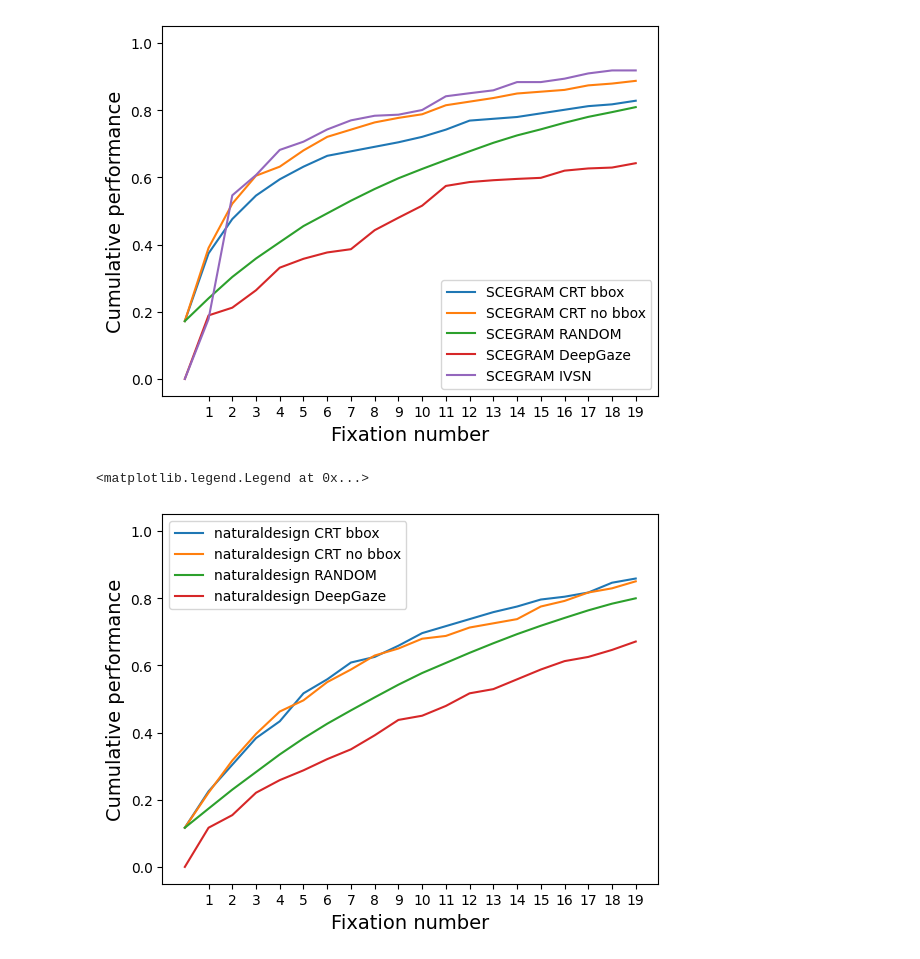
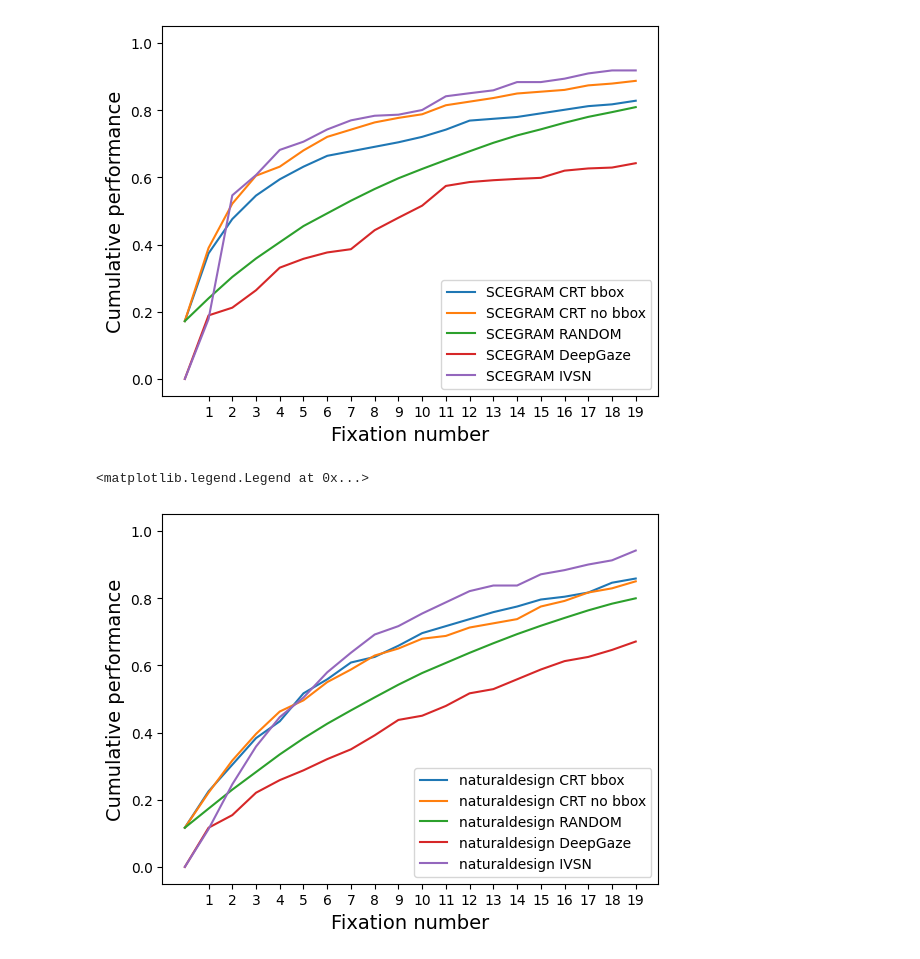
Before and after one commit to tuanisworkingonsomeprojects/TCT-visual-search, a Jupyter notebook: TCT notebooks/[Result].ipynb, the cells around one changed output. Cells and saved outputs as stored; diff of their text form; code cells hidden in the pictures.

Commit message:
update IVSN ContextBreak

```diff
--- a/TCT notebooks/[Result].ipynb
+++ b/TCT notebooks/[Result].ipynb
@@ -31,6 +31,9 @@ natural_deepgaze_result = '../results/naturaldesign_deepgaze3_accu_performance.p
 
 coco_IVSN_result    = '../results/COCO/coco_IVSN_OR_accu_performance.pkl'
 scegram_IVSN_result = '../results/SCEGRAM/SCEGRAM(invariant_bin1_2)_IVSN_res.pkl'
+natural_IVSN_result = '../results/NaturalDesign/naturaldesign_IVSN_accu_performance.pkl'
+contextbreak_IVSN_result = '../results/ContextBreak/ContextBreak_IVSN_res.pkl'
+# contextbreak_IVSN_result = '../results/ContextBreak/ContextBreak_IVSN_per_target_res.pkl'
 # %%
 results = {}
 
@@ -84,6 +87,12 @@ with open(coco_IVSN_result, 'rb') as file:
 
 with open(scegram_IVSN_result, 'rb') as file:
     results['SCEGRAM_IVSN'] = {'IVSN': pickle.load(file)['combined_accu']}
+
+with open(natural_IVSN_result, 'rb') as file:
+    results['natural_IVSN'] = {'IVSN': pickle.load(file)}
+
+with open(contextbreak_IVSN_result, 'rb') as file:
+    results['contextbreak_IVSN'] = {'IVSN': pickle.load(file)['combined_accu']}
 # %%
 plt.xticks(range(1, 21))
 plt.ylim([-0.05, 1.05])
@@ -124,19 +133,20 @@ plt.legend()
 # %%
 plt.xticks(range(1, 21))
 plt.ylim([-0.05, 1.05])
 
 plt.plot(results['natural_bbox']['TCT'],    label='naturaldesign CRT bbox')
 plt.plot(results['natural_no_bbox']['TCT'], label='naturaldesign CRT no bbox')
 plt.plot(results['natural_RANDOM']['TCT'],  label='naturaldesign RANDOM')
 plt.plot(results['natural_DeepGaze']['DeepGaze'][:20], label='naturaldesign DeepGaze')
+plt.plot(results['natural_IVSN']['IVSN'][:20], label = 'naturaldesign IVSN')
 
 plt.xlabel('Fixation number', fontsize=14)
 plt.ylabel('Cumulative performance', fontsize=14)
 
 plt.legend()
 # %% [output]
 <matplotlib.legend.Legend at 0x...>
-[figure, old version]
+[figure, new version]
 # %%
 plt.xticks(range(1, 21))
 plt.ylim([-0.05, 1.05])
```
Also changed, not shown: parts of 1 cell of this notebook, 5 other files.
